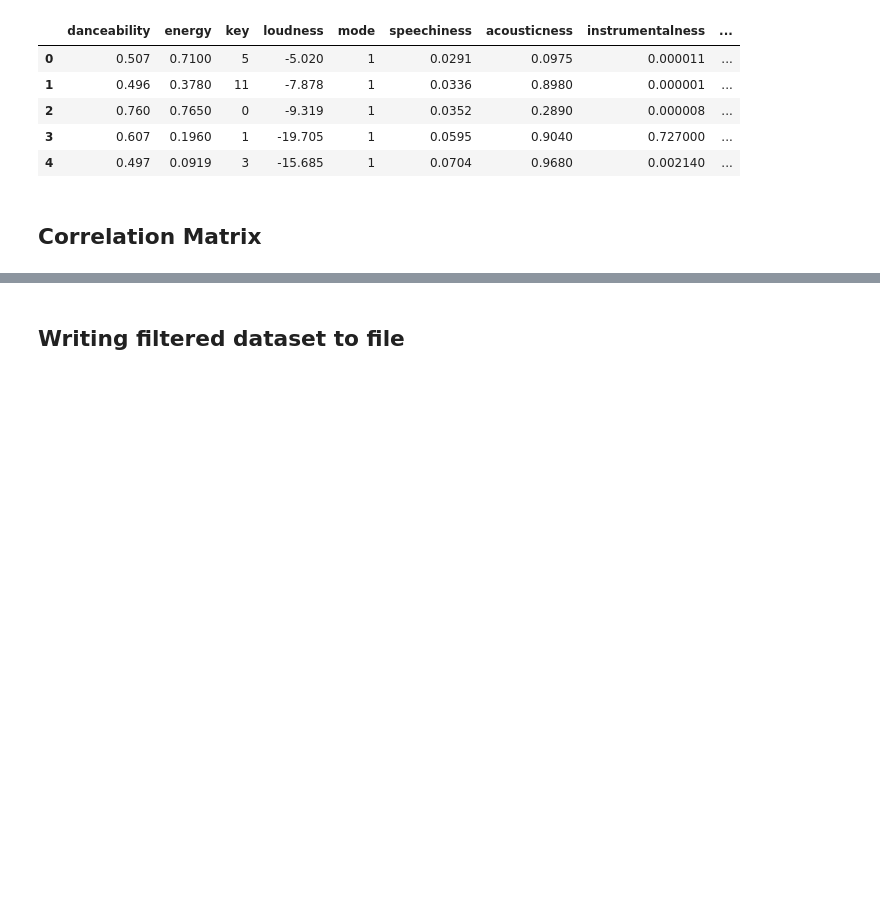
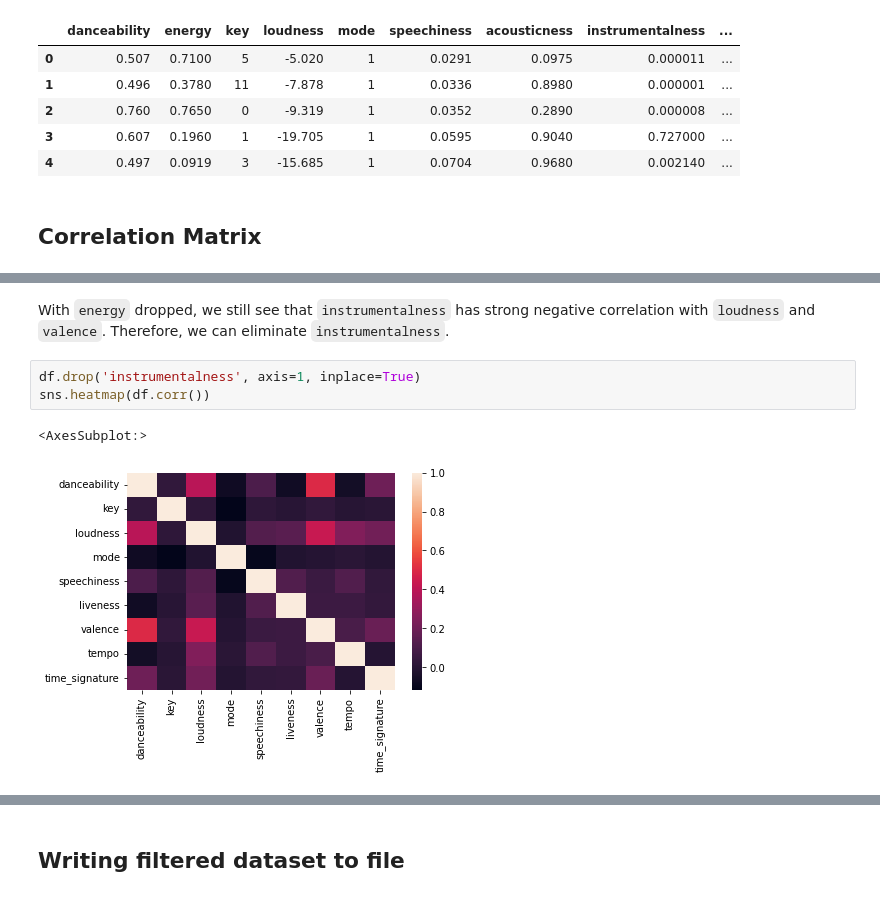
Before and after one commit to aabdull1/Music-genre-classification---ML, a Jupyter notebook: 3_feature_selection.ipynb, the cells around one changed output, grey strips where cells are left out. Drawn from its saved outputs; the diff is of its cells as text; blank space fills up the shorter version.

```diff
--- a/3_feature_selection.ipynb
+++ b/3_feature_selection.ipynb
@@ -95,0 +92,8 @@ df.drop(['key', 'duration_ms'], axis=1, inplace=True)
+# %% [markdown]
+With `energy` dropped, we still see that `instrumentalness` has strong negative correlation with `loudness` and `valence`. Therefore, we can eliminate `instrumentalness`.
+# %%
+df.drop('instrumentalness', axis=1, inplace=True)
+sns.heatmap(df.corr())
+# %% [output]
+<AxesSubplot:>
+[figure, added]
```
Also changed, not shown: parts of 23 cells of this notebook.
